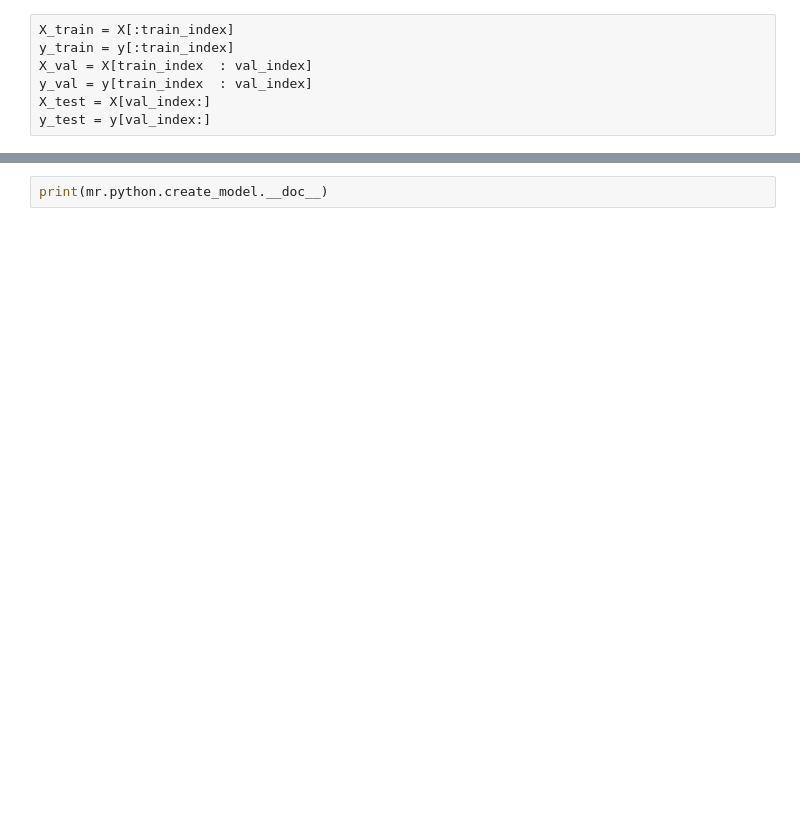
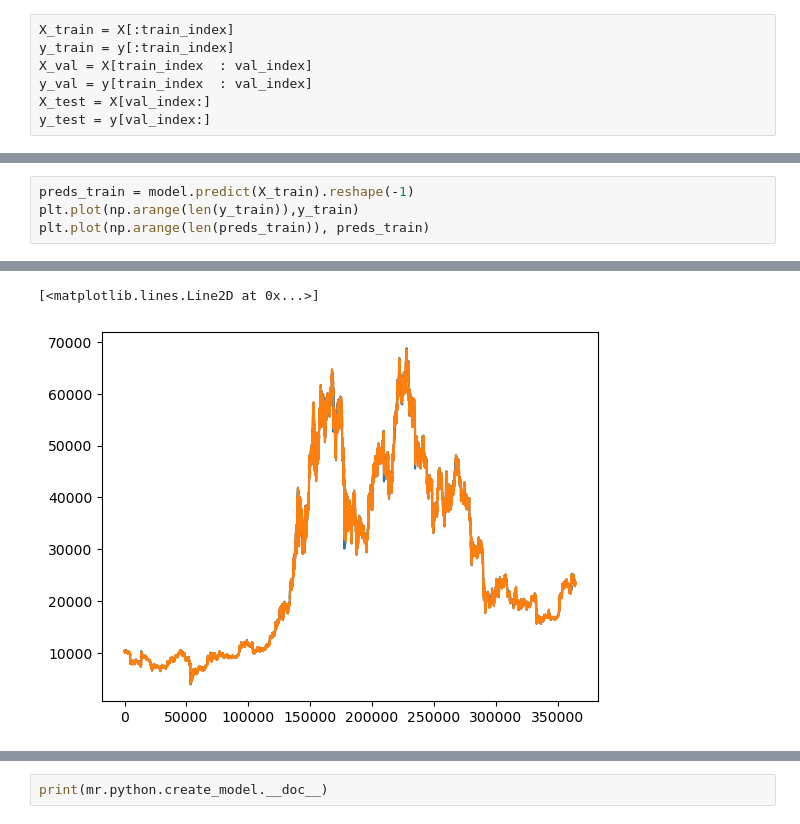
Before and after one commit to owwe/btc-price-prediction, a Jupyter notebook: training_pipeline.ipynb, the cells around one changed output, grey strips where cells are left out. Drawn from its saved outputs; the diff is of its cells as text; blank space fills up the shorter version.

```diff
--- a/training_pipeline.ipynb
+++ b/training_pipeline.ipynb
@@ -185,0 +191,5 @@ preds = model.predict(X_test).reshape(-1)
+# %%
+preds_train = model.predict(X_train).reshape(-1)
+plt.plot(np.arange(len(y_train)),y_train)
+plt.plot(np.arange(len(preds_train)), preds_train)
+# %% [output]
@@ -185,0 +197,2 @@ preds = model.predict(X_test).reshape(-1)
+[<matplotlib.lines.Line2D at 0x...>]
+[figure, added]
```
Also changed, not shown: parts of 29 cells of this notebook, 4 other files.
